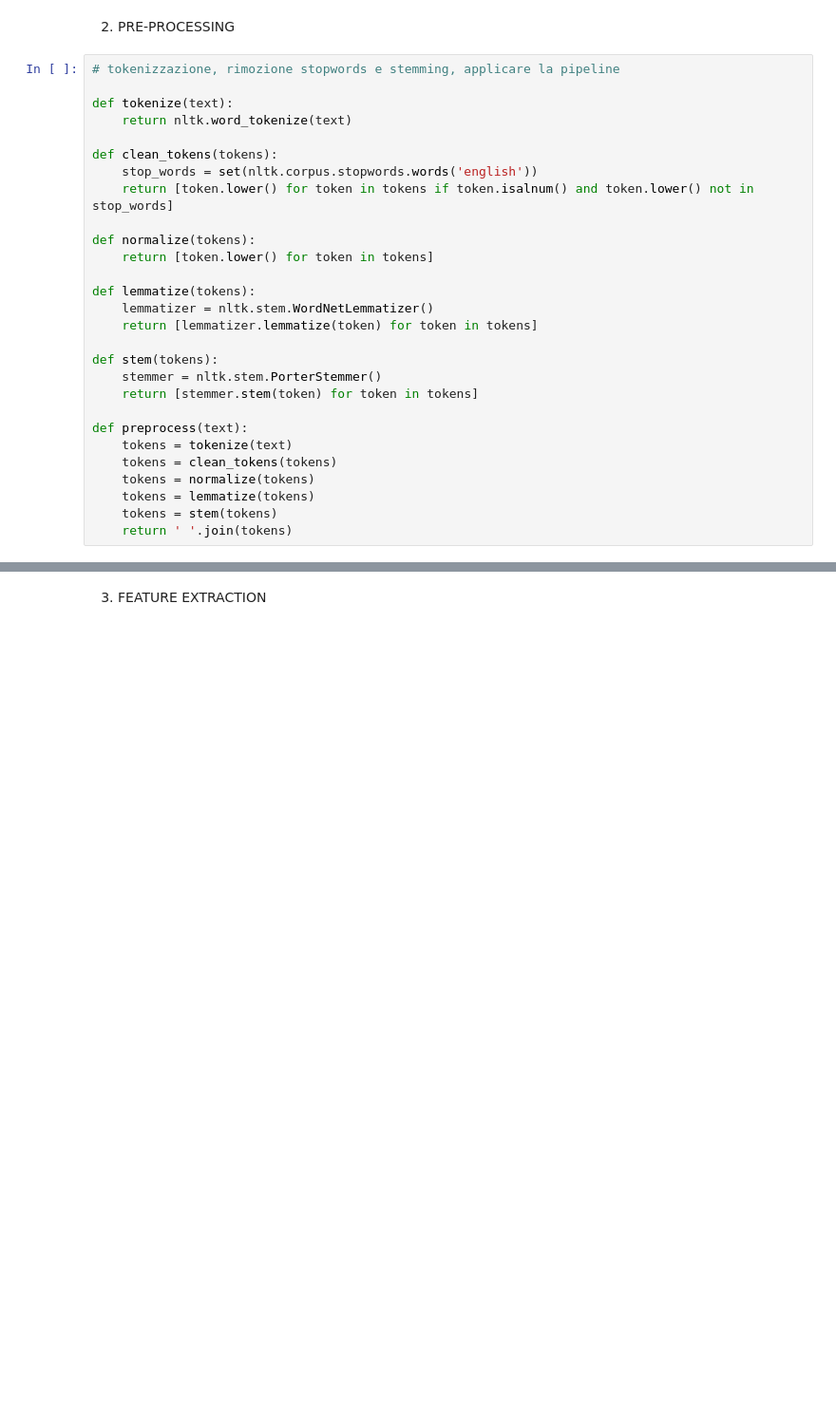
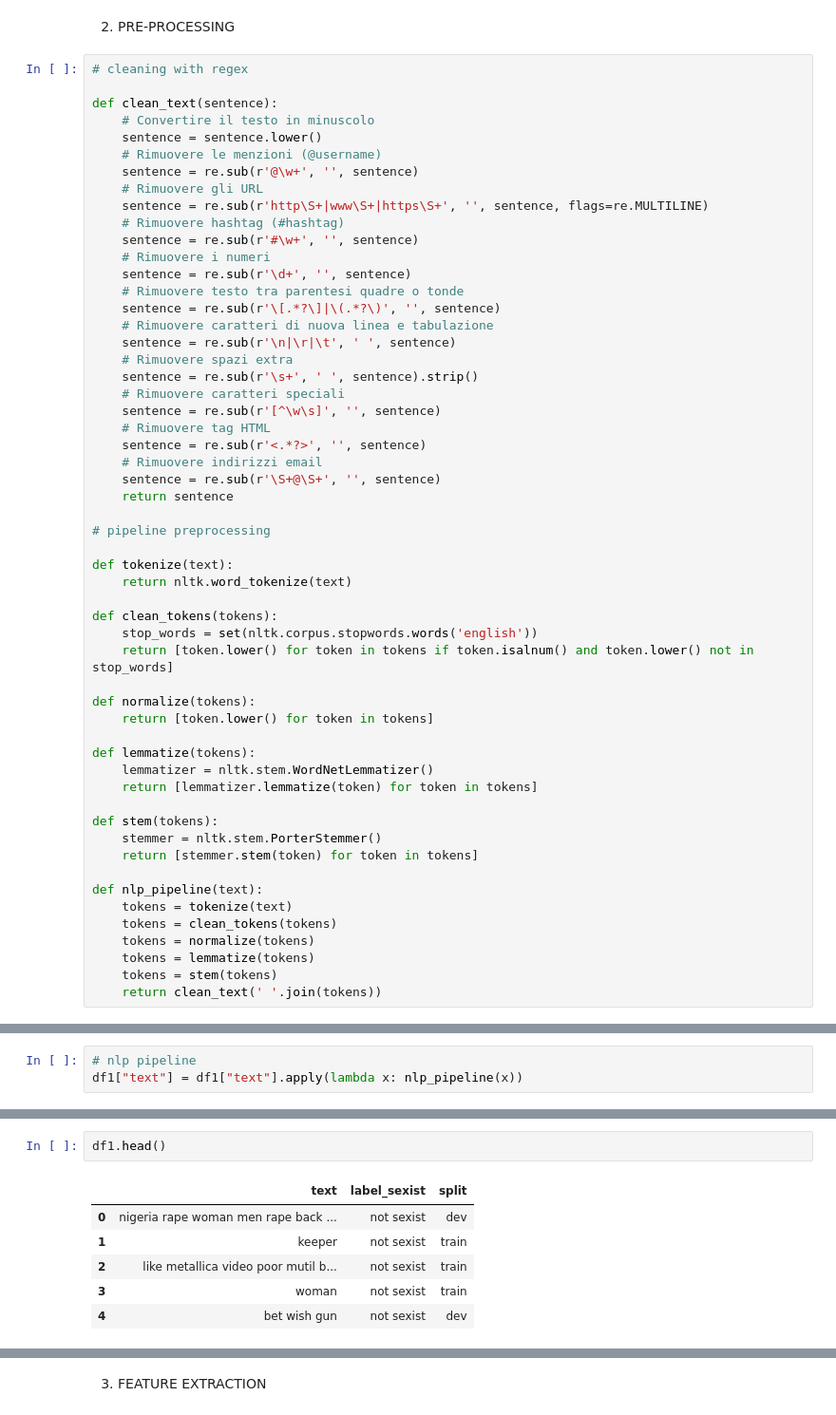
Before and after one commit to antoniocapicotto/edos, a Jupyter notebook: edos.ipynb, the cells around one changed output, grey strips where cells are left out. Shown at 95% size. Drawn from its saved outputs; the diff is of its cells as text; blank space fills up the shorter version.

```diff
--- a/edos.ipynb
+++ b/edos.ipynb
@@ -84,7 +96,34 @@ plt.show()
 # %% [markdown]
 2. PRE-PROCESSING
 # %%
-# tokenizzazione, rimozione stopwords e stemming, applicare la pipeline
+# cleaning with regex
+
+def clean_text(sentence):
+    # Convertire il testo in minuscolo
+    sentence = sentence.lower()
+    # Rimuovere le menzioni (@username)
+    sentence = re.sub(r'@\w+', '', sentence)
+    # Rimuovere gli URL
+    sentence = re.sub(r'http\S+|www\S+|https\S+', '', sentence, flags=re.MULTILINE)
+    # Rimuovere hashtag (#hashtag)
+    sentence = re.sub(r'#\w+', '', sentence)
+    # Rimuovere i numeri
+    sentence = re.sub(r'\d+', '', sentence)
+    # Rimuovere testo tra parentesi quadre o tonde
+    sentence = re.sub(r'\[.*?\]|\(.*?\)', '', sentence)
+    # Rimuovere caratteri di nuova linea e tabulazione
+    sentence = re.sub(r'\n|\r|\t', ' ', sentence)
+    # Rimuovere spazi extra
+    sentence = re.sub(r'\s+', ' ', sentence).strip()
+    # Rimuovere caratteri speciali
+    sentence = re.sub(r'[^\w\s]', '', sentence)
+    # Rimuovere tag HTML
+    sentence = re.sub(r'<.*?>', '', sentence)
+    # Rimuovere indirizzi email
+    sentence = re.sub(r'\S+@\S+', '', sentence)
+    return sentence
+
+# pipeline preprocessing
 
 def tokenize(text):
     return nltk.word_tokenize(text)
@@ -104,10 +143,10 @@ def stem(tokens):
     stemmer = nltk.stem.PorterStemmer()
     return [stemmer.stem(token) for token in tokens]
 
-def preprocess(text):
+def nlp_pipeline(text):
     tokens = tokenize(text)
     tokens = clean_tokens(tokens)
     tokens = normalize(tokens)
     tokens = lemmatize(tokens)
     tokens = stem(tokens)
-    return ' '.join(tokens)
+    return clean_text(' '.join(tokens))
@@ -117,2 +153,5 @@ corpus = list(df['text'])
+# %%
+# nlp pipeline
+df1["text"] = df1["text"].apply(lambda x: nlp_pipeline(x))
 # %%
 # print some information about the corpus
@@ -146,0 +165,9 @@ df.head(5)
+# %%
+df1.head()
+# %% [output]
+|  | text | label_sexist | split |
+| 0 | nigeria rape woman men rape back ... | not sexist | dev |
+| 1 | keeper | not sexist | train |
+| 2 | like metallica video poor mutil b... | not sexist | train |
+| 3 | woman | not sexist | train |
+| 4 | bet wish gun | not sexist | dev |
```
Also changed, not shown: parts of 30 cells of this notebook, 1 other file.
